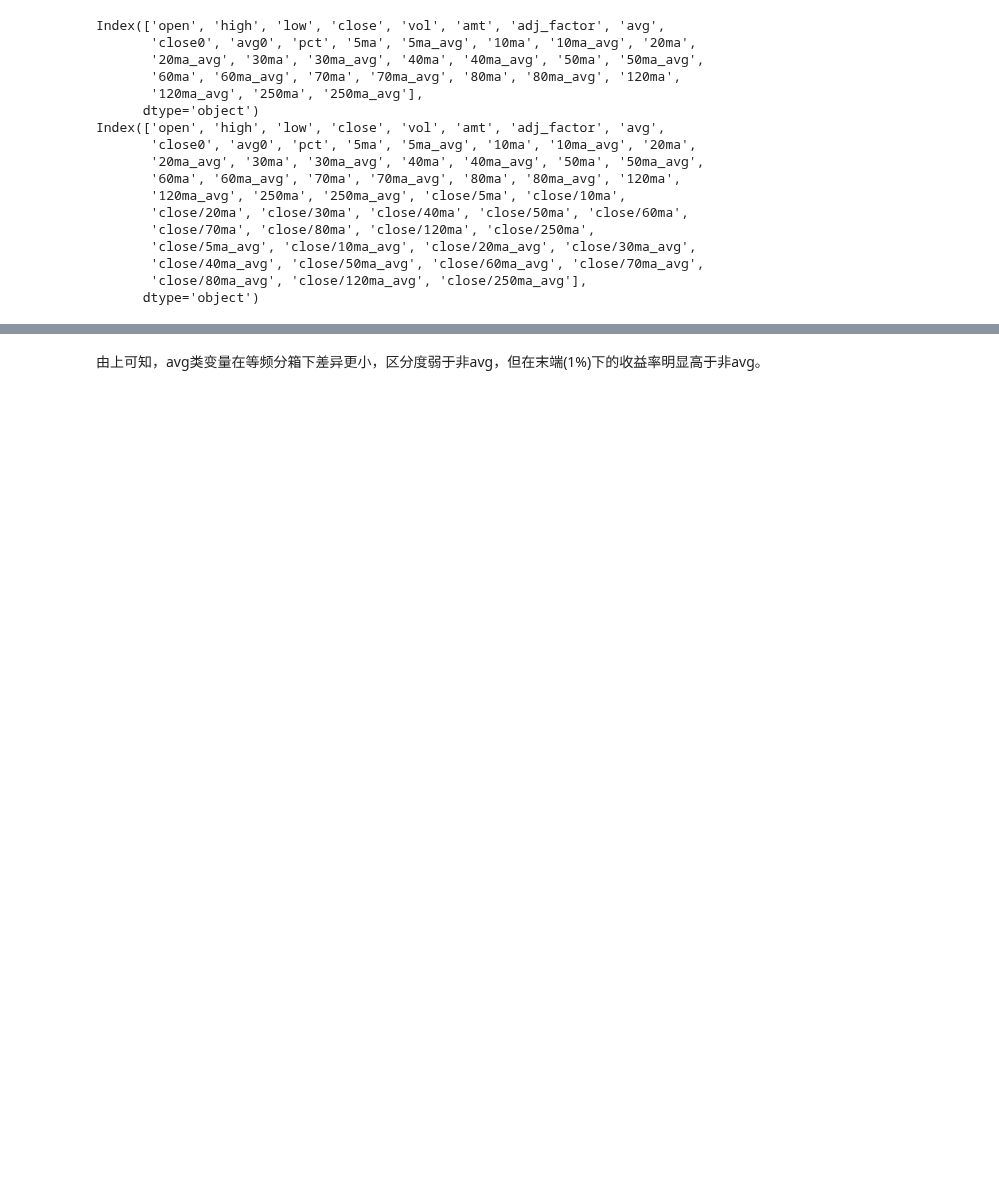
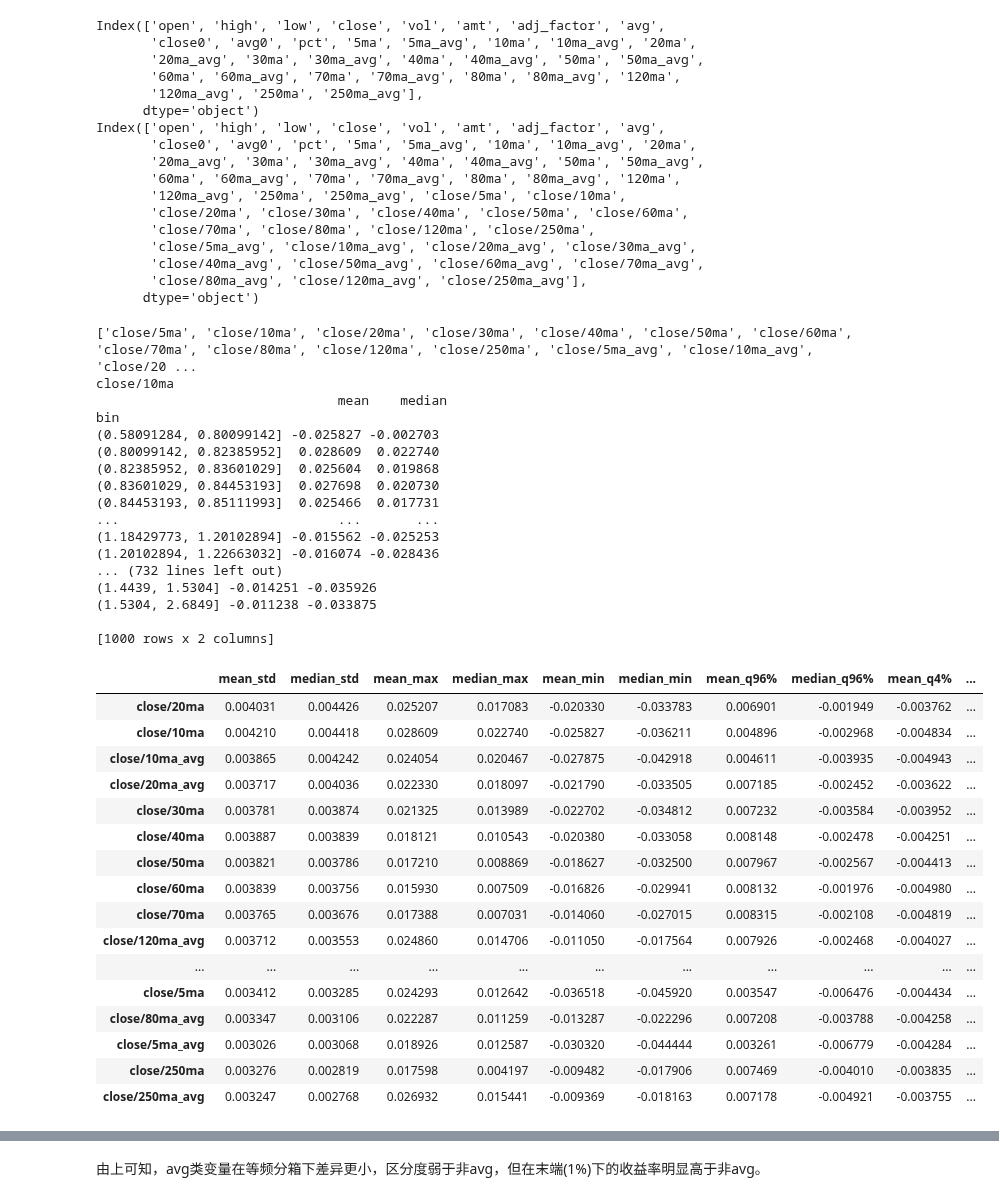
Before and after one commit to Bantorra0/Quant, a Jupyter notebook: ma_avg_vs_ma.ipynb, the cells around one changed output, grey strips where cells are left out. Saved outputs shown, nothing was run; the diff lists cells and outputs as text; code cells hidden in the pictures; blank space fills up the shorter version.

```diff
--- a/ma_avg_vs_ma.ipynb
+++ b/ma_avg_vs_ma.ipynb
@@ -128,17 +134,52 @@ Index(['open', 'high', 'low', 'close', 'vol', 'amt', 'adj_factor', 'avg',
 # %%
 start_date = '-'.join([str(start)[:4],str(start)[4:6],str(start)[6:8]])
 df_r_spl = pd.read_parquet(r"database\return_spl_5%_10%_20_8_15%").loc[idx[:,start_date:],:].sort_index()
 df_r_spc = pd.read_parquet(r"database\return_spc_5%_10%_20_8_15%").loc[idx[:,start_date:],:].sort_index()
 
 features = []
 for col2 in ["{}ma".format(k) for k in periods]+["{}ma_avg".format(k) for k in periods]:
     col1 = 'close'
     features.append('{}/{}'.format(col1,col2))
 print(features)
 # result_50 = ml.assess_feature3(df[features],df_r.r,q_bin=50)
-result_1000_spl = ml.assess_feature3(df[features],df_r_spl.r,q_bin=1000)
-result_1000_spc = ml.assess_feature3(df[features],df_r_spc.r,q_bin=1000)
+stats_1000_spl,result_1000_spl = ml.assess_feature3(df[features],df_r_spl.r,q_bin=1000)
+stats_1000_spc,result_1000_spc = ml.assess_feature3(df[features],df_r_spc.r,q_bin=1000)
 
 # print(result_50.sort_values(['median_std','mean_std'],ascending=False))
-result_1000_spl.sort_values(['median_std','mean_std'],ascending=False)
-result_1000_spc.sort_values(['median_std','mean_std'],ascending=False)
+stats_1000_spl.sort_values(['median_std','mean_std'],ascending=False)
+stats_1000_spc.sort_values(['median_std','mean_std'],ascending=False)
+# %% [output]
+['close/5ma', 'close/10ma', 'close/20ma', 'close/30ma', 'close/40ma', 'close/50ma', 'close/60ma', 'close/70ma', 'close/80ma', 'close/120ma', 'close/250ma', 'close/5ma_avg', 'close/10ma_avg', 'close/20 ...
+close/10ma
+                               mean    median
+bin
+(0.58091284, 0.80099142] -0.025827 -0.002703
+(0.80099142, 0.82385952]  0.028609  0.022740
+(0.82385952, 0.83601029]  0.025604  0.019868
+(0.83601029, 0.84453193]  0.027698  0.020730
+(0.84453193, 0.85111993]  0.025466  0.017731
+...                            ...       ...
+(1.18429773, 1.20102894] -0.015562 -0.025253
+(1.20102894, 1.22663032] -0.016074 -0.028436
+... (732 lines left out)
+(1.4439, 1.5304] -0.014251 -0.035926
+(1.5304, 2.6849] -0.011238 -0.033875
+
+[1000 rows x 2 columns]
+|  | mean_std | median_std | mean_max | median_max | mean_min | median_min | mean_q96% | median_q96% | mean_q4% | ... |
+| close/20ma | 0.004031 | 0.004426 | 0.025207 | 0.017083 | -0.020330 | -0.033783 | 0.006901 | -0.001949 | -0.003762 | ... |
+| close/10ma | 0.004210 | 0.004418 | 0.028609 | 0.022740 | -0.025827 | -0.036211 | 0.004896 | -0.002968 | -0.004834 | ... |
+| close/10ma_avg | 0.003865 | 0.004242 | 0.024054 | 0.020467 | -0.027875 | -0.042918 | 0.004611 | -0.003935 | -0.004943 | ... |
+| close/20ma_avg | 0.003717 | 0.004036 | 0.022330 | 0.018097 | -0.021790 | -0.033505 | 0.007185 | -0.002452 | -0.003622 | ... |
+| close/30ma | 0.003781 | 0.003874 | 0.021325 | 0.013989 | -0.022702 | -0.034812 | 0.007232 | -0.003584 | -0.003952 | ... |
+| close/40ma | 0.003887 | 0.003839 | 0.018121 | 0.010543 | -0.020380 | -0.033058 | 0.008148 | -0.002478 | -0.004251 | ... |
+| close/50ma | 0.003821 | 0.003786 | 0.017210 | 0.008869 | -0.018627 | -0.032500 | 0.007967 | -0.002567 | -0.004413 | ... |
+| close/60ma | 0.003839 | 0.003756 | 0.015930 | 0.007509 | -0.016826 | -0.029941 | 0.008132 | -0.001976 | -0.004980 | ... |
+| close/70ma | 0.003765 | 0.003676 | 0.017388 | 0.007031 | -0.014060 | -0.027015 | 0.008315 | -0.002108 | -0.004819 | ... |
+| close/120ma_avg | 0.003712 | 0.003553 | 0.024860 | 0.014706 | -0.011050 | -0.017564 | 0.007926 | -0.002468 | -0.004027 | ... |
+| ... | ... | ... | ... | ... | ... | ... | ... | ... | ... | ... |
+| close/5ma | 0.003412 | 0.003285 | 0.024293 | 0.012642 | -0.036518 | -0.045920 | 0.003547 | -0.006476 | -0.004434 | ... |
+| close/80ma_avg | 0.003347 | 0.003106 | 0.022287 | 0.011259 | -0.013287 | -0.022296 | 0.007208 | -0.003788 | -0.004258 | ... |
+| close/5ma_avg | 0.003026 | 0.003068 | 0.018926 | 0.012587 | -0.030320 | -0.044444 | 0.003261 | -0.006779 | -0.004284 | ... |
+| close/250ma | 0.003276 | 0.002819 | 0.017598 | 0.004197 | -0.009482 | -0.017906 | 0.007469 | -0.004010 | -0.003835 | ... |
+| close/250ma_avg | 0.003247 | 0.002768 | 0.026932 | 0.015441 | -0.009369 | -0.018163 | 0.007178 | -0.004921 | -0.003755 | ... |
```
Also changed, not shown: parts of 13 cells of this notebook, 3 other files.
